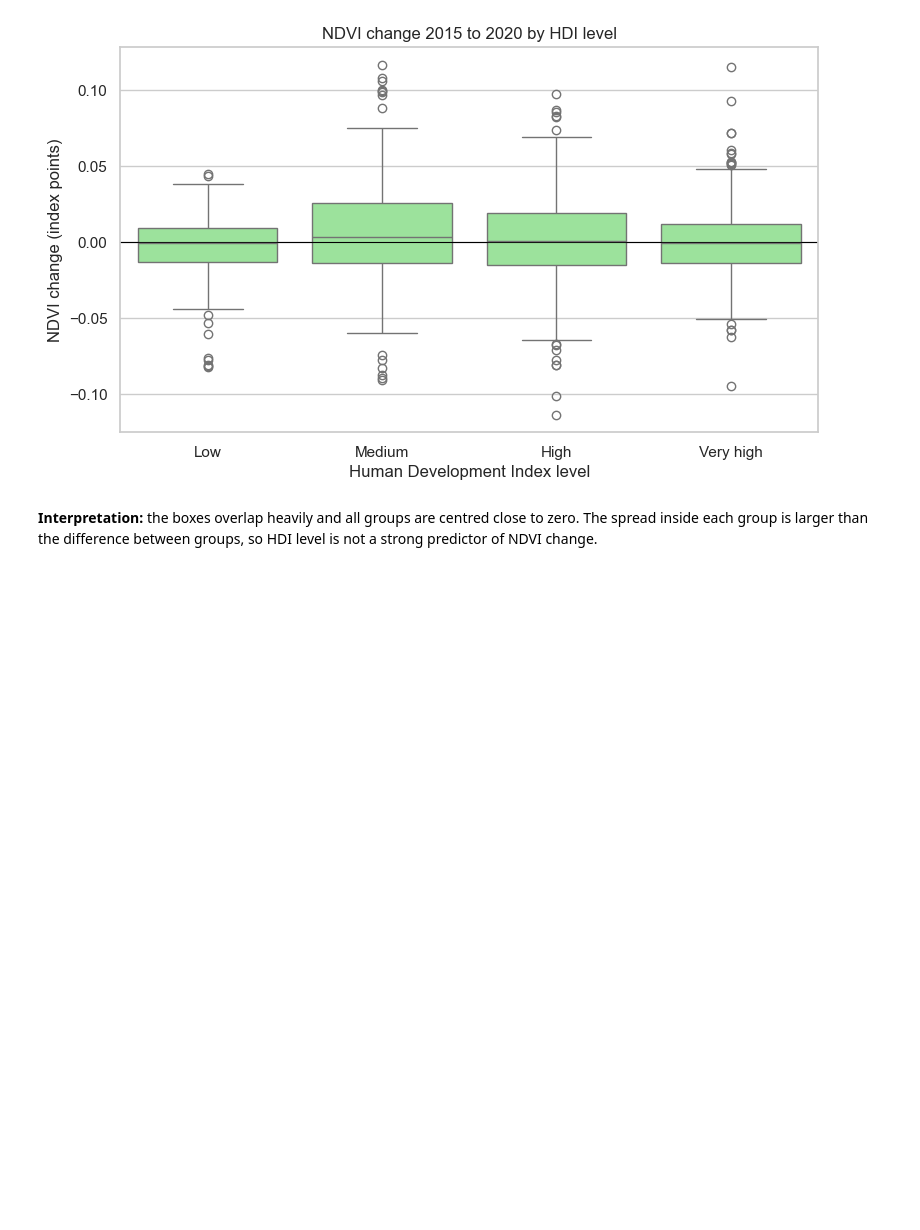
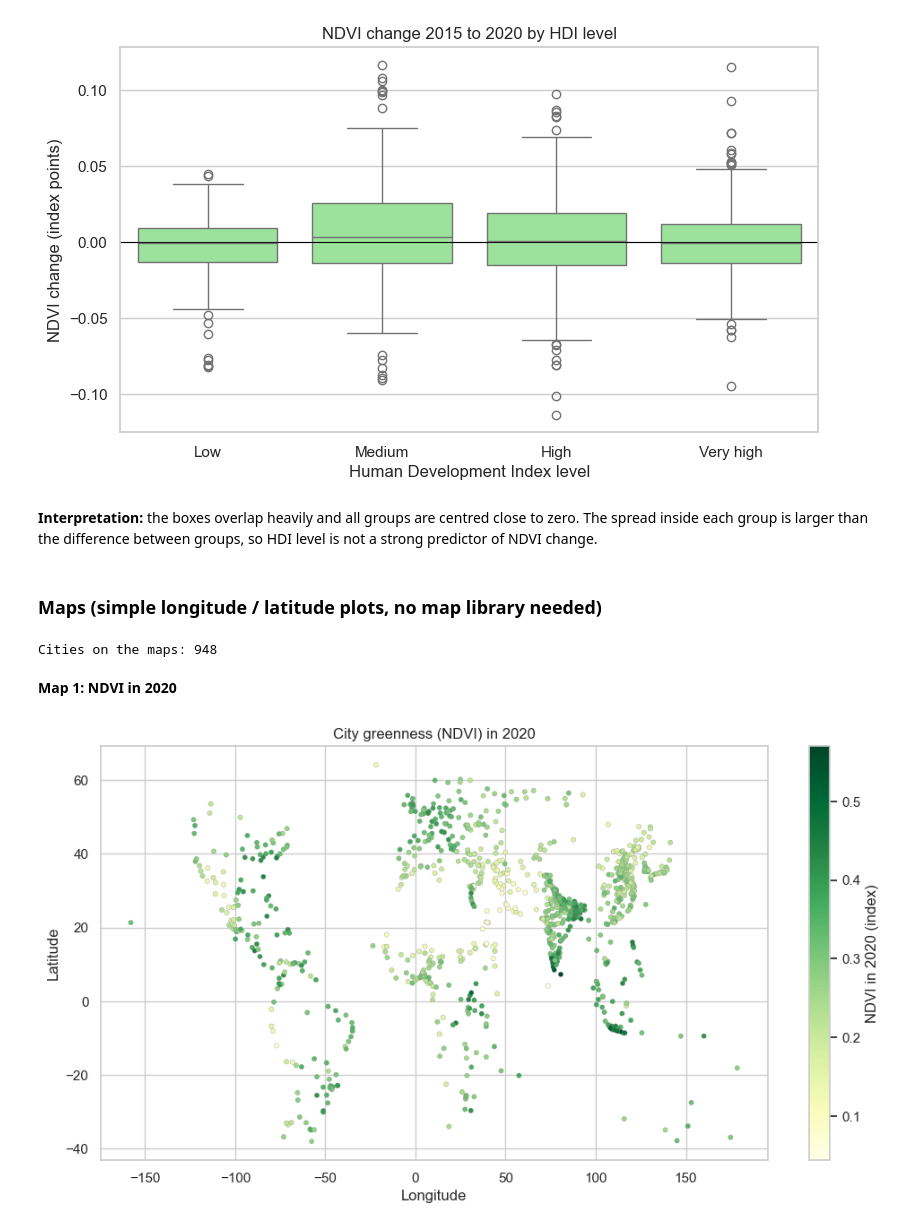
Before and after one commit to prince63aj/Urban_Green_Cover_and_Population_Growth, a Jupyter notebook: Analysis.ipynb, the cells around one changed output. Saved outputs shown, nothing was run; the diff lists cells and outputs as text; code cells hidden in the pictures; blank space fills up the shorter version.

Commit message:
Adding interpretation of NDVI and population growth maps

```diff
--- a/Analysis.ipynb
+++ b/Analysis.ipynb
@@ -499,3 +499,25 @@ plt.show()
 [figure]
 # %% [markdown]
 **Interpretation:** the boxes overlap heavily and all groups are centred close to zero. The spread inside each group is larger than the difference between groups, so HDI level is not a strong predictor of NDVI change.
+# %% [markdown]
+### Maps (simple longitude / latitude plots, no map library needed)
+# %%
+# Only cities with coordinates can be mapped
+map_data = analysis.dropna(subset=["Latitude", "Longitude"])
+print("Cities on the maps:", len(map_data))
+# %% [output]
+Cities on the maps: 948
+# %% [markdown]
+**Map 1: NDVI in 2020**
+# %%
+plt.figure(figsize=(12, 6))
+plot = plt.scatter(map_data["Longitude"], map_data["Latitude"], c=map_data["NDVI_annual_avg_2020"],
+                   cmap="YlGn", s=15, edgecolor="grey", linewidth=0.2)
+plt.colorbar(plot, label="NDVI in 2020 (index)")
+plt.title("City greenness (NDVI) in 2020")
+plt.xlabel("Longitude")
+plt.ylabel("Latitude")
+plt.savefig("charts/map1_ndvi_2020.png", dpi=150, bbox_inches="tight")
+plt.show()
+# %% [output]
+[figure, added]
```
Also changed, not shown: parts of 5 cells of this notebook, 5 other files.
